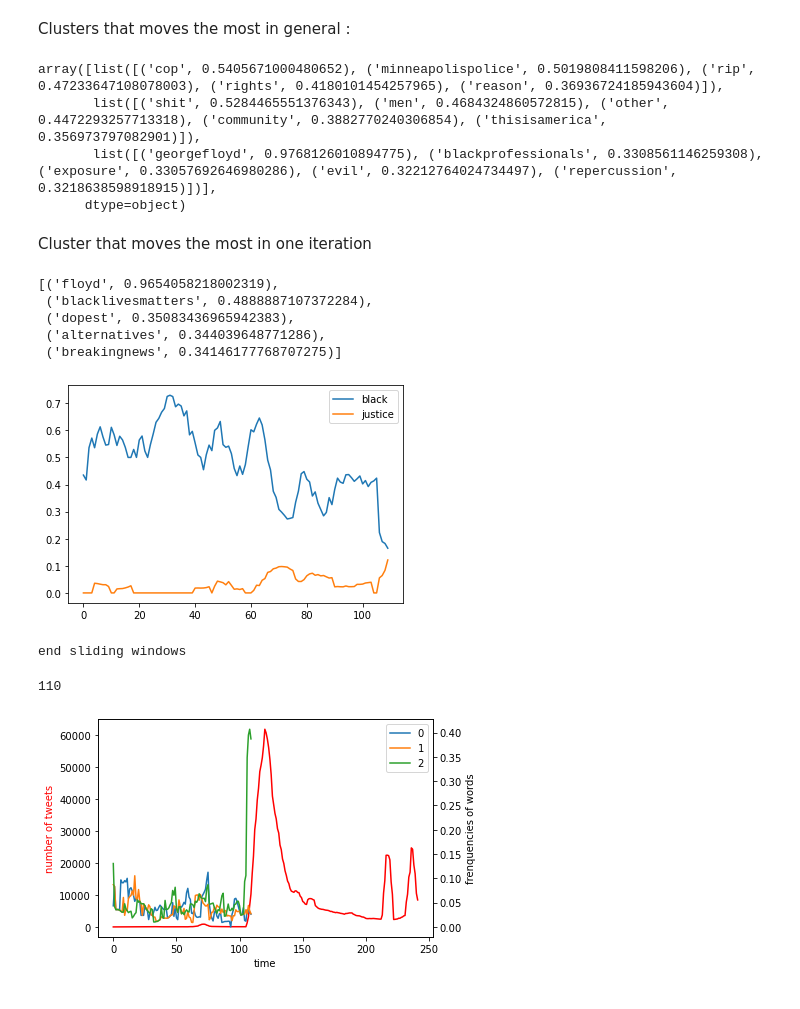
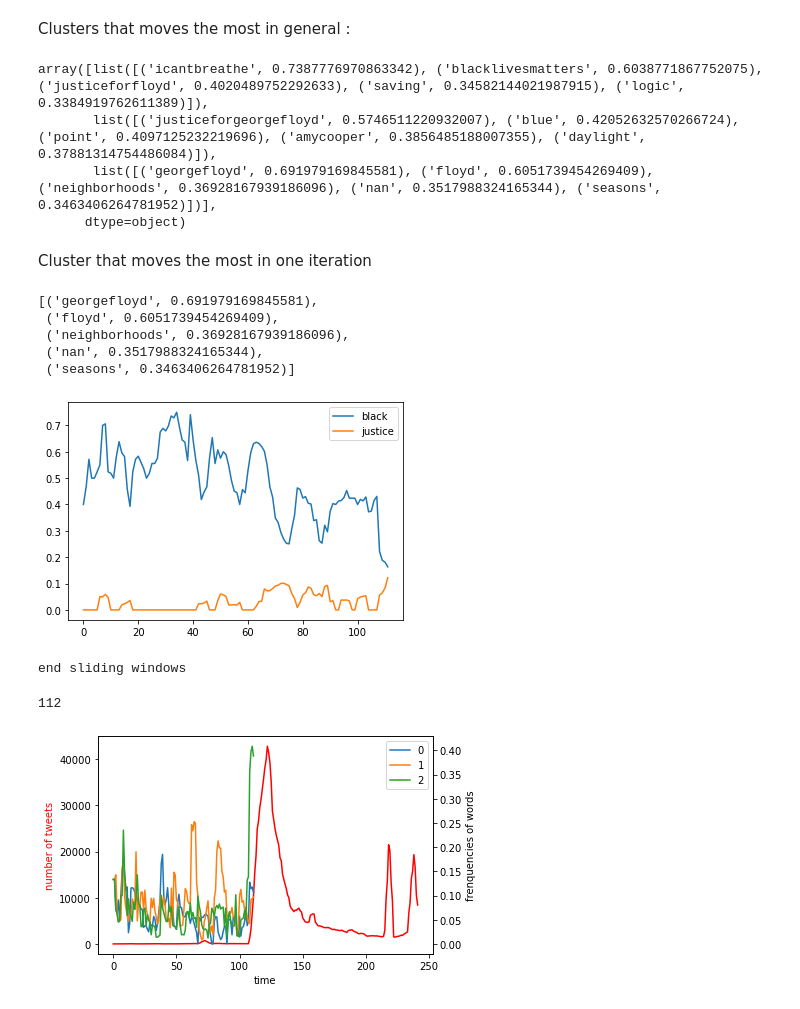
Before and after one commit to Isyohan/WeakSignalsBLM, a Jupyter notebook: BLM_Clustering.ipynb, the cells around one changed output. Saved outputs shown, nothing was run; the diff lists cells and outputs as text; code cells hidden in the pictures.

```diff
--- a/BLM_Clustering.ipynb
+++ b/BLM_Clustering.ipynb
@@ -340,13 +340,13 @@ def from_dataset_to_clusters(dataset,size_window=size,slide_window=slide,time=th
     l_cent,l_cent_words,l_freq=clustering(L_use,vector_size=vector_size,NUM_CLUSTERS=NUM_CLUSTERS,n_top_word=n_top_word,keywordColumnName=keywordColumnName)
     return(l_cent,l_cent_words,l_freq)
 # %%
-NUM_CLUSTERS=20
+NUM_CLUSTERS=10
 vector_size=100
 n_top_word=5
 
 time_day=60*60*24
 
-size=time_day*3
+size=time_day*2
 slide=time_day//2
 # %%
 list_of_centroids_cos,list_of_centroids_with_words_cos,list_freq=from_dataset_to_clusters(clean_data,
@@ -513,20 +492,20 @@ Clusters that moves the most in general :
 # %%
 arr_centroids_words[ind_max,top_n_ind(counting,3)]
 # %% [output]
-array([list([('cop', 0.5405671000480652), ('minneapolispolice', 0.5019808411598206), ('rip', 0.47233647108078003), ('rights', 0.4180101454257965), ('reason', 0.36936724185943604)]),
-       list([('shit', 0.5284465551376343), ('men', 0.4684324860572815), ('other', 0.4472293257713318), ('community', 0.3882770240306854), ('thisisamerica', 0.356973797082901)]),
-       list([('georgefloyd', 0.9768126010894775), ('blackprofessionals', 0.3308561146259308), ('exposure', 0.33057692646980286), ('evil', 0.32212764024734497), ('repercussion', 0.3218638598918915)])],
+array([list([('icantbreathe', 0.7387776970863342), ('blacklivesmatters', 0.6038771867752075), ('justiceforfloyd', 0.4020489752292633), ('saving', 0.34582144021987915), ('logic', 0.3384919762611389)]),
+       list([('justiceforgeorgefloyd', 0.5746511220932007), ('blue', 0.42052632570266724), ('point', 0.4097125232219696), ('amycooper', 0.3856485188007355), ('daylight', 0.37881314754486084)]),
+       list([('georgefloyd', 0.691979169845581), ('floyd', 0.6051739454269409), ('neighborhoods', 0.36928167939186096), ('nan', 0.3517988324165344), ('seasons', 0.3463406264781952)])],
       dtype=object)
 # %% [markdown]
 Cluster that moves the most in one iteration
 # %%
 arr_centroids_words[ind_max,cluster_max_distance]
 # %% [output]
-[('floyd', 0.9654058218002319),
- ('blacklivesmatters', 0.4888887107372284),
- ('dopest', 0.35083436965942383),
- ('alternatives', 0.344039648771286),
- ('breakingnews', 0.34146177768707275)]
+[('georgefloyd', 0.691979169845581),
+ ('floyd', 0.6051739454269409),
+ ('neighborhoods', 0.36928167939186096),
+ ('nan', 0.3517988324165344),
+ ('seasons', 0.3463406264781952)]
 # %%
 black=[]
 word='justice'
@@ -547,7 +526,7 @@ plt.plot(range(len(list_freq)),word_list,label=word)
 plt.legend(loc="upper right")
 plt.show()
 # %% [output]
-[figure, old version]
+[figure, new version]
 # %%
 L=sliding_window(clean_data,size=size,sliding=slide)
 l_sent=[]
@@ -569,7 +548,7 @@ for list in arr_centroids_words[-1,top_n_ind(counting,3)]:
 
 
 words_list=[]
-n_clust=3
+n_clust=NUM_CLUSTERS//3
 for j in range(n_clust):
     word_list=[]
     for i in range(len(arr_centroids_words[:,0])):
@@ -588,32 +567,32 @@ for j in range(n_clust):
             temp.append(0)
     freq_per_cluster_list.append(temp)
 
 print(len(freq_per_cluster_list[0]))
 
 
 
 fig, axe1_X = plt.subplots()
 axe2_X = axe1_X.twinx()
 color1='red'
 color2='blue'
 axe1_X.plot(range(len(L)), n_tweets, color1)
 axe1_X.set_xlabel('time')
 axe1_X.set_ylabel('number of tweets', color=color1)
 if False:
     for word in l_words :
         word_list=[]
         for i in range(len(list_freq)):
             try:
                 word_list.append(list_freq[i][word])
             except KeyError:
                 word_list.append(0)
         axe2_X.plot(range(len(list_freq)),word_list,label=word)
 for j in range(n_clust):
     axe2_X.plot(range(len(list_freq)),freq_per_cluster_list[j],label=str(j))
 
 axe2_X.set_ylabel('frenquencies of words')
 plt.legend(loc="upper right")
 plt.show()
 # %% [output]
-110
+112
-[figure, old version]
+[figure, new version]
```
Also changed, not shown: parts of 15 cells of this notebook, 1 other file.
